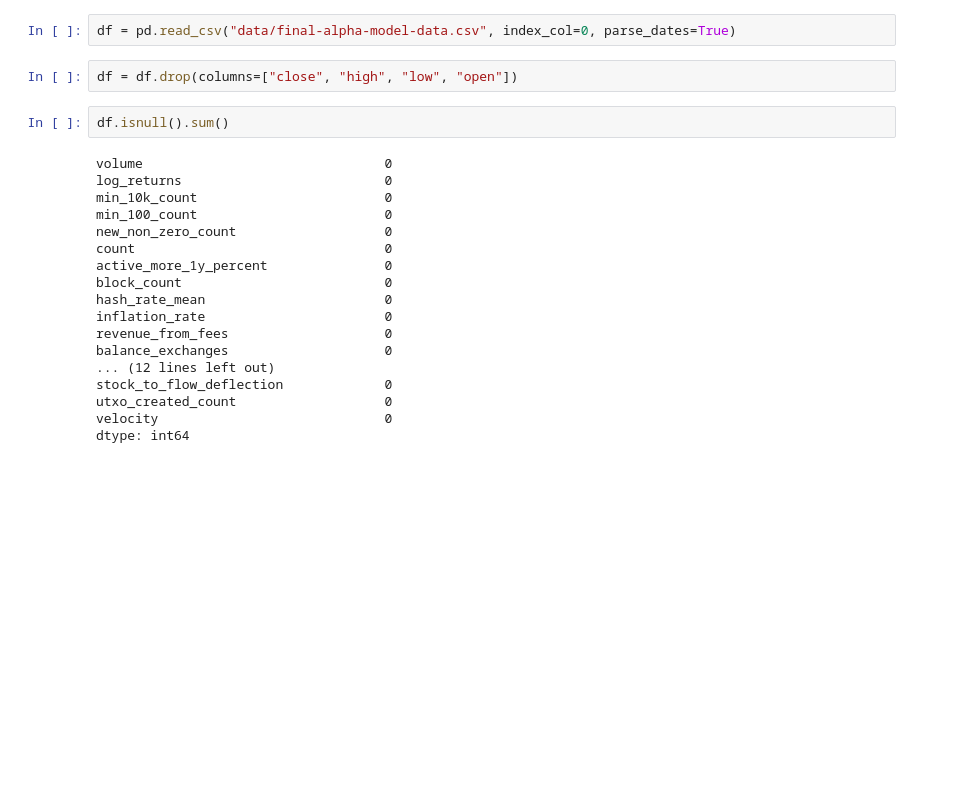
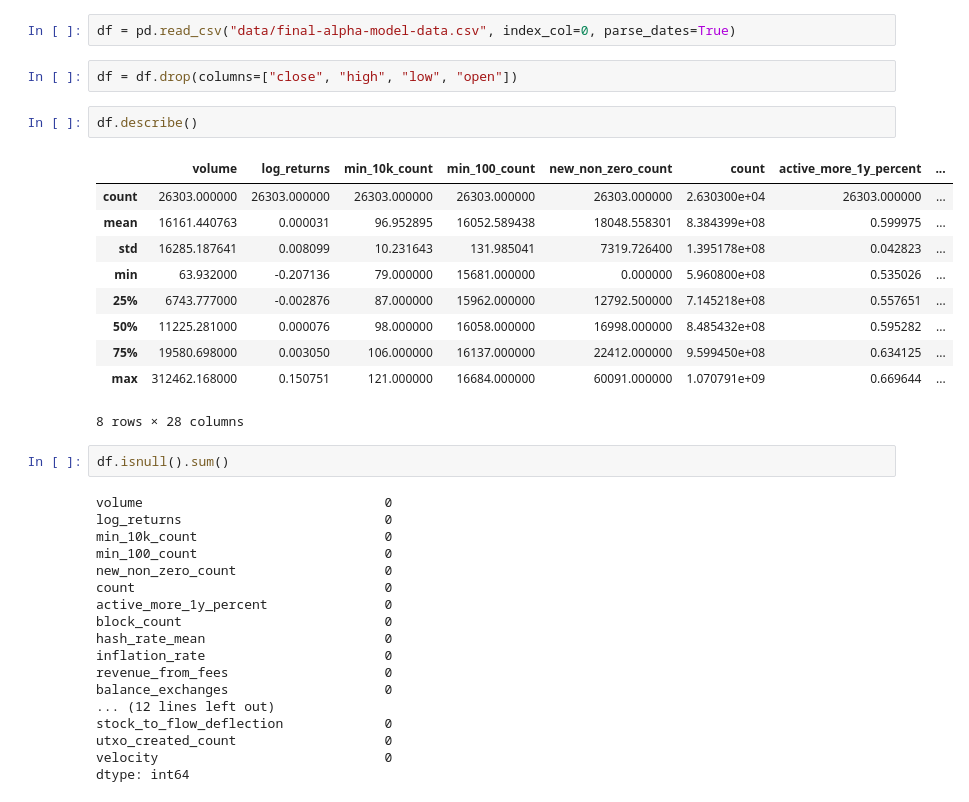
Before and after one commit to NKHon831/CryptoPi, a Jupyter notebook: notebook/debug.ipynb, the cells around one changed output. Cells and saved outputs as stored; diff of their text form; blank space fills up the shorter version.

```diff
--- a/notebook/debug.ipynb
+++ b/notebook/debug.ipynb
@@ -10,6 +10,19 @@ import seaborn as sns
 df = pd.read_csv("data/final-alpha-model-data.csv", index_col=0, parse_dates=True)
 # %%
 df = df.drop(columns=["close", "high", "low", "open"])
+# %%
+df.describe()
+# %% [output]
+|  | volume | log_returns | min_10k_count | min_100_count | new_non_zero_count | count | active_more_1y_percent | ... |
+| count | 26303.000000 | 26303.000000 | 26303.000000 | 26303.000000 | 26303.000000 | 2.630300e+04 | 26303.000000 | ... |
+| mean | 16161.440763 | 0.000031 | 96.952895 | 16052.589438 | 18048.558301 | 8.384399e+08 | 0.599975 | ... |
+| std | 16285.187641 | 0.008099 | 10.231643 | 131.985041 | 7319.726400 | 1.395178e+08 | 0.042823 | ... |
+| min | 63.932000 | -0.207136 | 79.000000 | 15681.000000 | 0.000000 | 5.960800e+08 | 0.535026 | ... |
+| 25% | 6743.777000 | -0.002876 | 87.000000 | 15962.000000 | 12792.500000 | 7.145218e+08 | 0.557651 | ... |
+| 50% | 11225.281000 | 0.000076 | 98.000000 | 16058.000000 | 16998.000000 | 8.485432e+08 | 0.595282 | ... |
+| 75% | 19580.698000 | 0.003050 | 106.000000 | 16137.000000 | 22412.000000 | 9.599450e+08 | 0.634125 | ... |
+| max | 312462.168000 | 0.150751 | 121.000000 | 16684.000000 | 60091.000000 | 1.070791e+09 | 0.669644 | ... |
+8 rows × 28 columns
 # %%
 df.isnull().sum()
 # %% [output]
```
Also changed, not shown: parts of 7 cells of this notebook, 1 other file.
